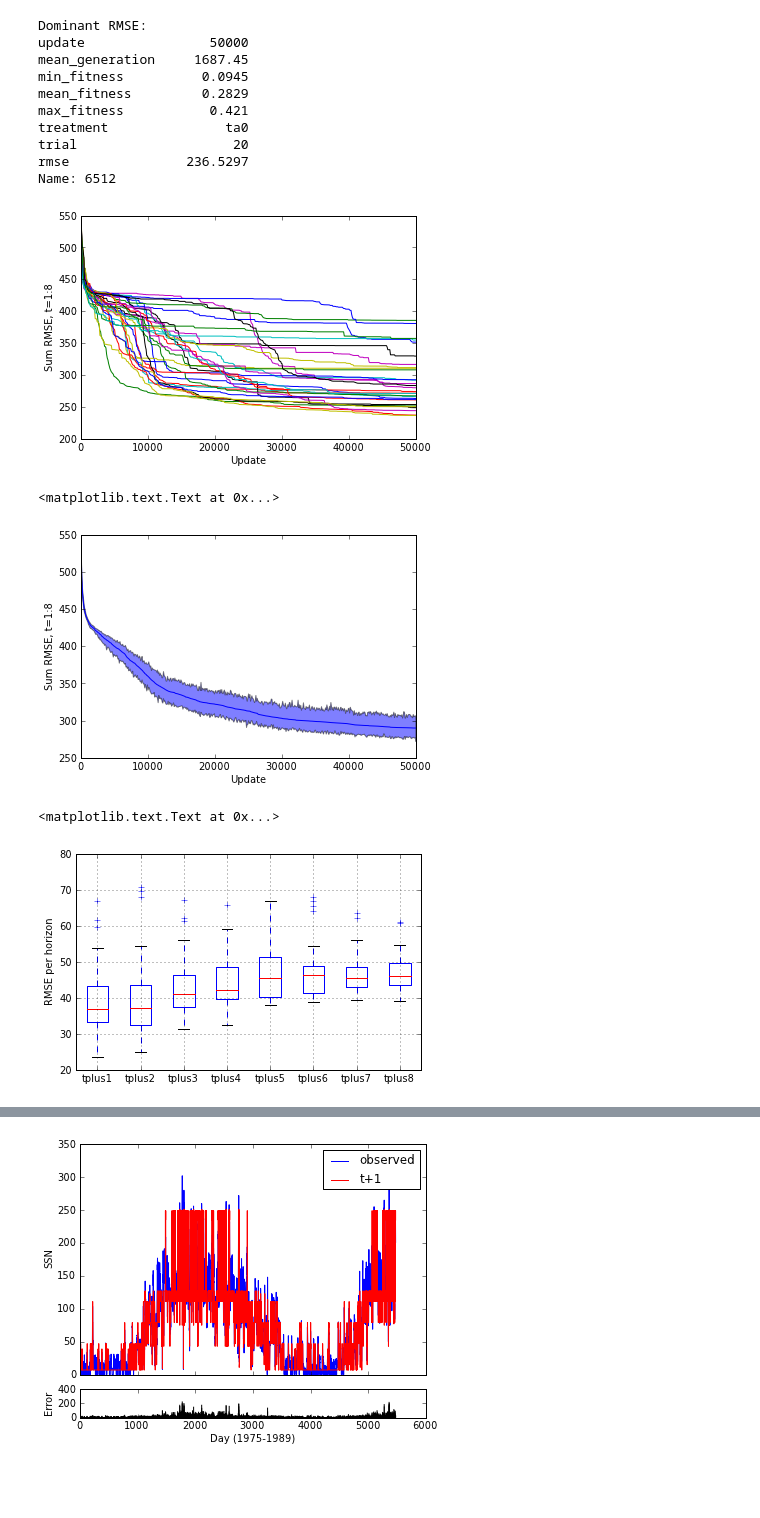
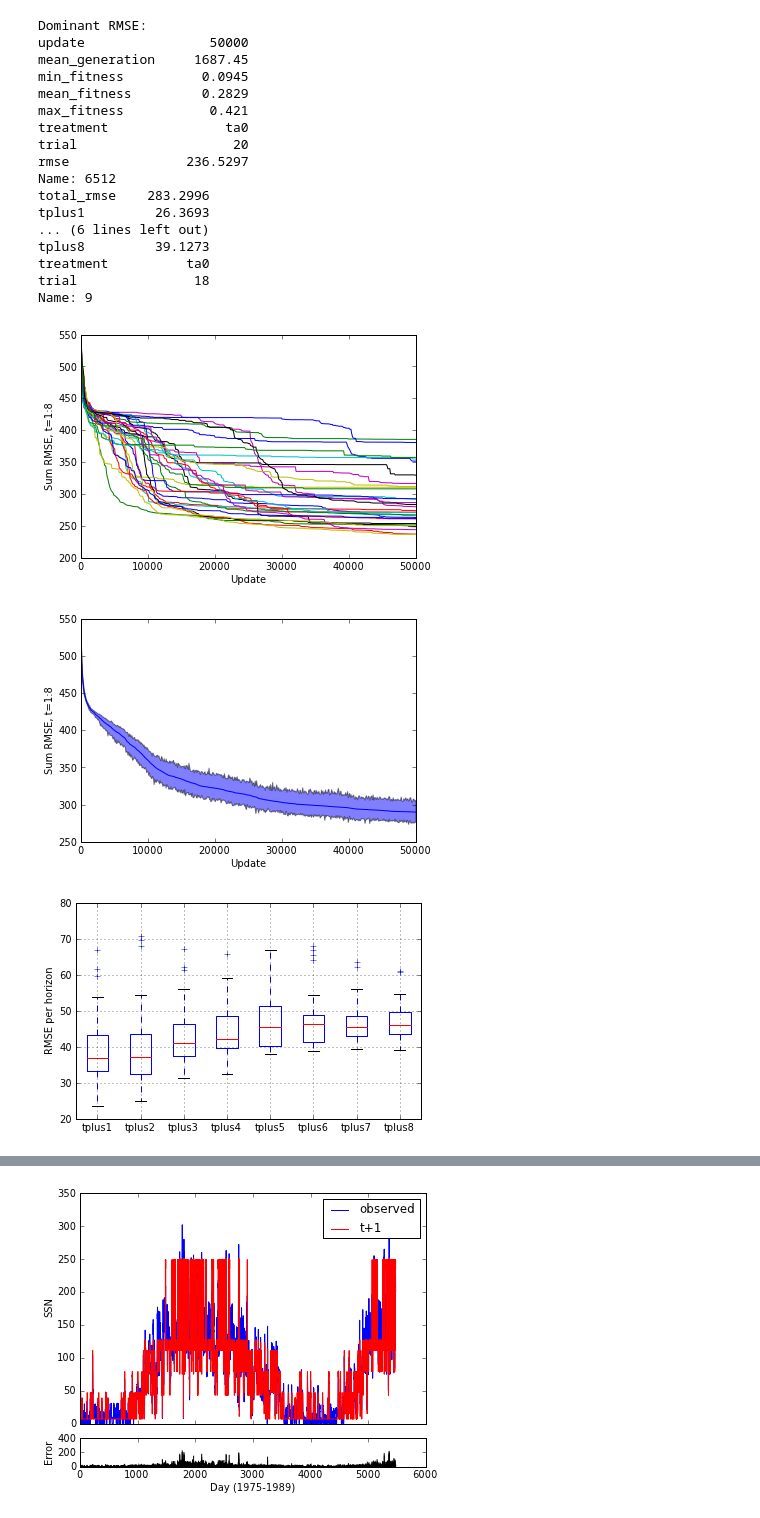
Before and after one commit to mmirmomeni/sunspot, a Jupyter notebook: math/sunspot.ipynb, the cells around one changed output, grey strips where cells are left out. Cells and saved outputs as stored; diff of their text form; code cells hidden in the pictures; blank space fills up the shorter version.

```diff
--- a/math/sunspot.ipynb
+++ b/math/sunspot.ipynb
@@ -5,6 +5,7 @@ import pandas
 
 def quick_look(path, treatment):
     W = r.load_files(r.find_files(path, treatment+"._.*fitness.dat"))
+    W = W[W["update"] % 100 ==0]
     W['rmse'] = 100.0 / W['max_fitness'] - 1.0
 
     figure()
@@ -41,25 +42,41 @@ def test_sunspot(path):
         ax2.set_ylabel('Error')
         ax2.set_xlabel('Day (1975-1989)')
     return D
+# %%
+def sunspot_results(path,treatment):
+    D = quick_look(path, treatment)
+
+    figure()
+    r.quick_ciplot('update','rmse', D)
+    ylabel('Sum RMSE, t=1:8')
+    xlabel('Update')
+
+    figure()
+    D = r.load_files(r.find_files(path+"/test", treatment+".*/sunspot_test_rmse.dat"))
+    B = D.boxplot(column=['tplus1','tplus2','tplus3','tplus4','tplus5','tplus6','tplus7','tplus8'])
+    ylabel("RMSE per horizon")
+
+    print D.ix[D['total_rmse'].idxmin()]
 # %%
-D = quick_look('/Users/dk/research/var/sunspot/002-multi','ta')
+sunspot_results('/Users/dk/research/var/sunspot/002-multi','ta')
 # %% [output]
 Dominant RMSE:
 update                50000
 mean_generation     1687.45
 min_fitness          0.0945
 mean_fitness         0.2829
 max_fitness           0.421
 treatment               ta0
 trial                    20
 rmse               236.5297
 Name: 6512
+total_rmse    283.2996
+tplus1         26.3693
+... (6 lines left out)
+tplus8         39.1273
+treatment          ta0
+trial               18
+Name: 9
 [figure]
+[figure, added]
+[figure, added]
-# %%
-# As above, w/ 95% confidence intervals
-r.quick_ciplot('update','rmse', D)
-ylabel('Sum RMSE, t=1:8')
-xlabel('Update')
-# %% [output]
-<matplotlib.text.Text at 0x...>
-[figure, removed]
@@ -68,6 +82,0 @@ D = r.load_files(r.find_files("/Users/dk/research/src/sunspot/var/002-multi/test
-# %%
-B = D.boxplot(column=['tplus1','tplus2','tplus3','tplus4','tplus5','tplus6','tplus7','tplus8'])
-ylabel("RMSE per horizon")
-# %% [output]
-<matplotlib.text.Text at 0x...>
-[figure, removed]
```
Also changed, not shown: parts of 19 cells of this notebook, 16 other files.
